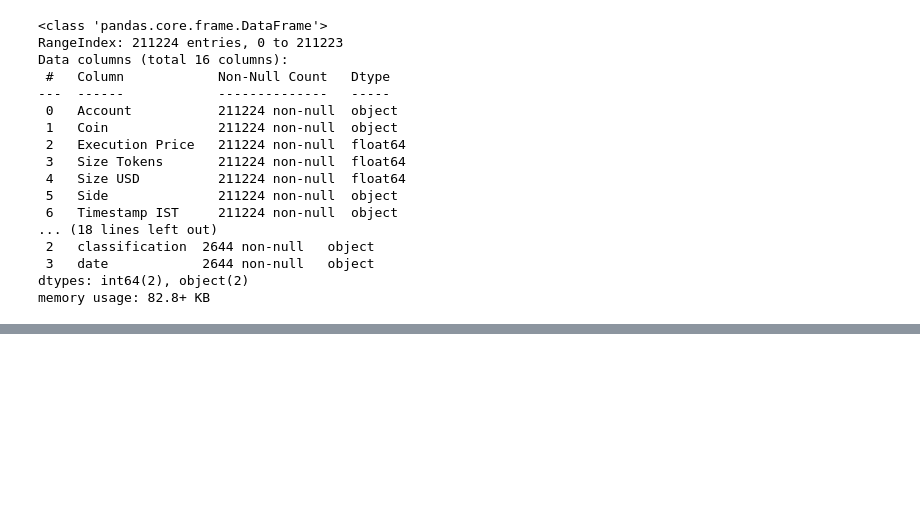
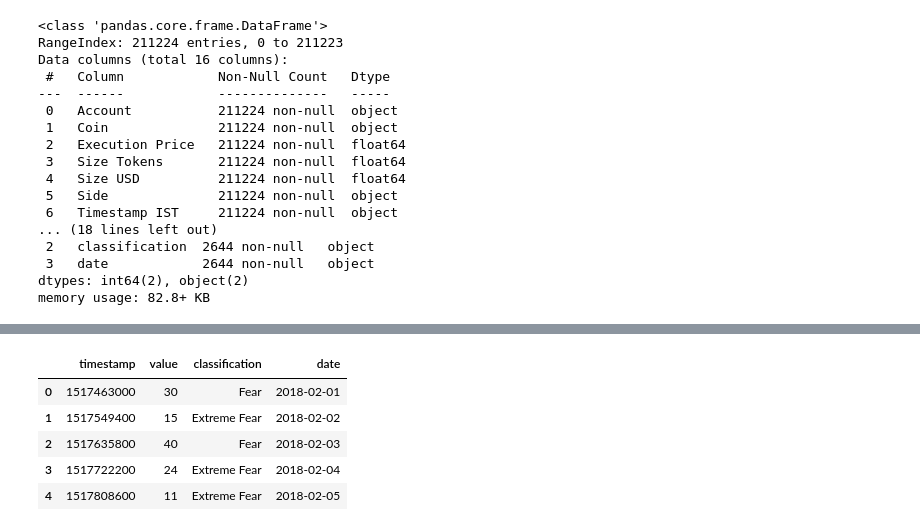
Before and after one commit to davneesh/ds_Avneesh_Dayal, a Jupyter notebook: notebook_1.ipynb, the cells around one changed output, grey strips where cells are left out. Saved outputs shown, nothing was run; the diff lists cells and outputs as text; code cells hidden in the pictures; blank space fills up the shorter version.

```diff
--- a/notebook_1.ipynb
+++ b/notebook_1.ipynb
@@ -39,0 +50,9 @@ memory usage: 82.8+ KB
+# %%
+fear_greed_index.head()
+# %% [output]
+|  | timestamp | value | classification | date |
+| 0 | 1517463000 | 30 | Fear | 2018-02-01 |
+| 1 | 1517549400 | 15 | Extreme Fear | 2018-02-02 |
+| 2 | 1517635800 | 40 | Fear | 2018-02-03 |
+| 3 | 1517722200 | 24 | Extreme Fear | 2018-02-04 |
+| 4 | 1517808600 | 11 | Extreme Fear | 2018-02-05 |
```
Also changed, not shown: parts of 12 cells of this notebook.
